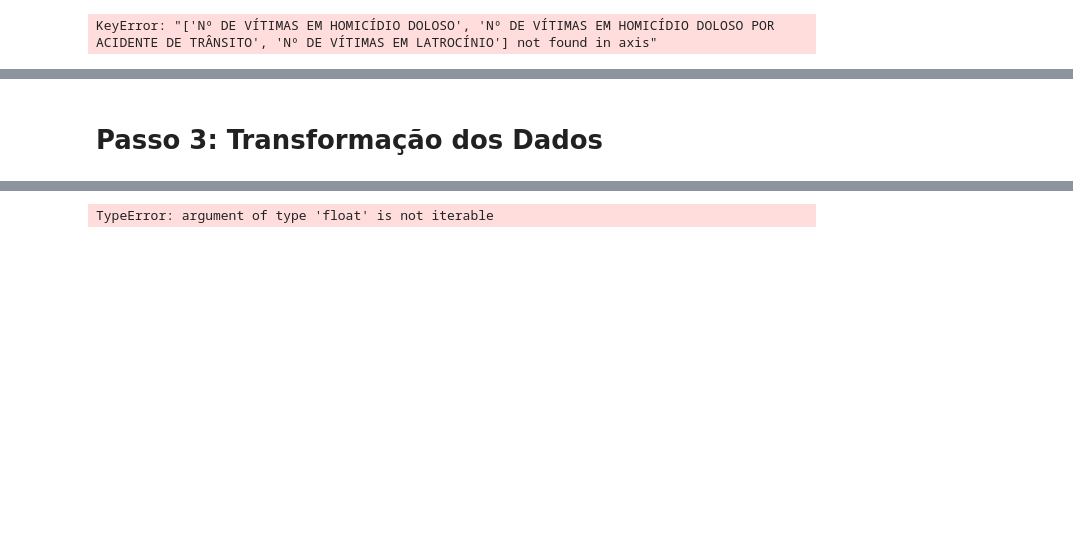
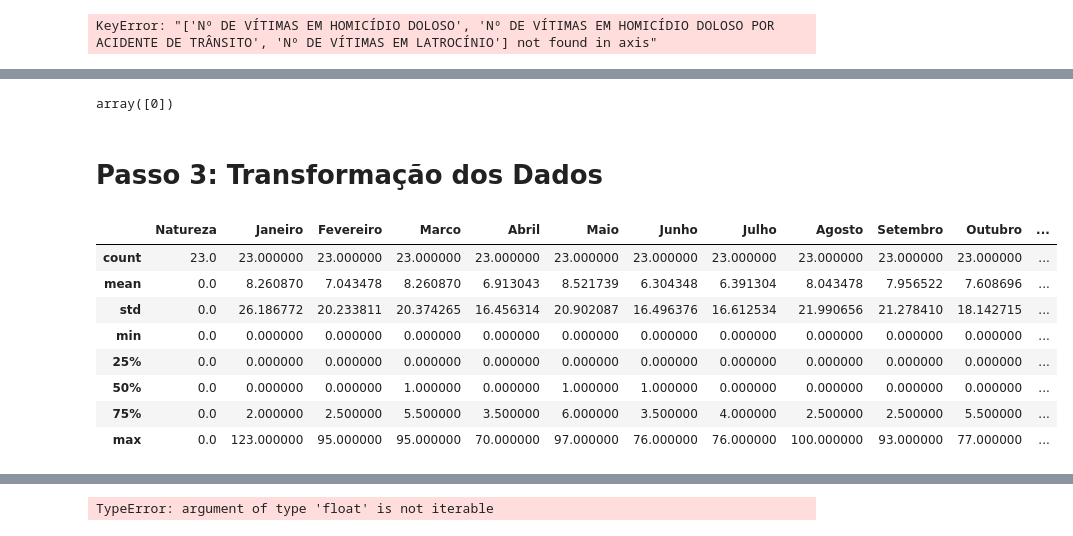
Before and after one commit to fertorresf/analise-criminal-sentinel, a Jupyter notebook: analise_criminal_sentinel_new.ipynb, the cells around one changed output, grey strips where cells are left out. Drawn from its saved outputs; the diff is of its cells as text; code cells hidden in the pictures; blank space fills up the shorter version.

```diff
--- a/analise_criminal_sentinel_new.ipynb
+++ b/analise_criminal_sentinel_new.ipynb
@@ -15,11 +15,11 @@ from sklearn.preprocessing import StandardScaler
 path = "data/raw/"
 
 files = [
-    "OcorrenciaMensal(Criminal)-Lins_20240518_144046.xlsx",
+    #"OcorrenciaMensal(Criminal)-Lins_20240518_144046.xlsx",
     "OcorrenciaMensal(Criminal)-Lins_20240518_144147.xlsx",
-    "OcorrenciaMensal(Criminal)-Lins_20240518_144203.xlsx",
-    "OcorrenciaMensal(Criminal)-Lins_20240518_144207.xlsx",
-    "OcorrenciaMensal(Criminal)-Lins_20240518_144212.xlsx",
+    #"OcorrenciaMensal(Criminal)-Lins_20240518_144203.xlsx",
+    #"OcorrenciaMensal(Criminal)-Lins_20240518_144207.xlsx",
+    #"OcorrenciaMensal(Criminal)-Lins_20240518_144212.xlsx",
 ]
 # %%
 # Carregando os dados para DataFrames
@@ -77,6 +104,14 @@ df_total = df_total.apply(pd.to_numeric, errors='coerce')
 # Tratando Valores Faltantes
 # Substituindo por Zero
 df_total = df_total.fillna(0)
+# %%
+# Substituindo valores NaN por 0 na coluna 'Natureza' e convertendo para int
+df_total['Natureza'] = df_total['Natureza'].fillna(0).astype(int)
+# %%
+# Verificando valores únicos na coluna 'Natureza'
+df_total['Natureza'].unique()
+# %% [output]
+array([0])
 # %%
 # Criando Coluna de Ano
 df_total["Ano"] = 2024  # Assumindo que todos os dados são de 2024
@@ -85,6 +120,19 @@ df_total["Ano"] = 2024  # Assumindo que todos os dados são de 2024
 df_total.to_csv("data/processed/dados_limpos.csv", index=False)
 # %% [markdown]
 # Passo 3: Transformação dos Dados
+# %%
+# Exibindo estatísticas descritivas do DataFrame
+df_total.describe()
+# %% [output]
+|  | Natureza | Janeiro | Fevereiro | Marco | Abril | Maio | Junho | Julho | Agosto | Setembro | Outubro | ... |
+| count | 23.0 | 23.000000 | 23.000000 | 23.000000 | 23.000000 | 23.000000 | 23.000000 | 23.000000 | 23.000000 | 23.000000 | 23.000000 | ... |
+| mean | 0.0 | 8.260870 | 7.043478 | 8.260870 | 6.913043 | 8.521739 | 6.304348 | 6.391304 | 8.043478 | 7.956522 | 7.608696 | ... |
+| std | 0.0 | 26.186772 | 20.233811 | 20.374265 | 16.456314 | 20.902087 | 16.496376 | 16.612534 | 21.990656 | 21.278410 | 18.142715 | ... |
+| min | 0.0 | 0.000000 | 0.000000 | 0.000000 | 0.000000 | 0.000000 | 0.000000 | 0.000000 | 0.000000 | 0.000000 | 0.000000 | ... |
+| 25% | 0.0 | 0.000000 | 0.000000 | 0.000000 | 0.000000 | 0.000000 | 0.000000 | 0.000000 | 0.000000 | 0.000000 | 0.000000 | ... |
+| 50% | 0.0 | 0.000000 | 0.000000 | 1.000000 | 0.000000 | 1.000000 | 1.000000 | 0.000000 | 0.000000 | 0.000000 | 0.000000 | ... |
+| 75% | 0.0 | 2.000000 | 2.500000 | 5.500000 | 3.500000 | 6.000000 | 3.500000 | 4.000000 | 2.500000 | 2.500000 | 5.500000 | ... |
+| max | 0.0 | 123.000000 | 95.000000 | 95.000000 | 70.000000 | 97.000000 | 76.000000 | 76.000000 | 100.000000 | 93.000000 | 77.000000 | ... |
 # %%
 # Carregando o DataFrame
 # Assumindo que o DataFrame 'df_total' foi processado nos passos anteriores
```
Also changed, not shown: parts of 14 cells of this notebook.
